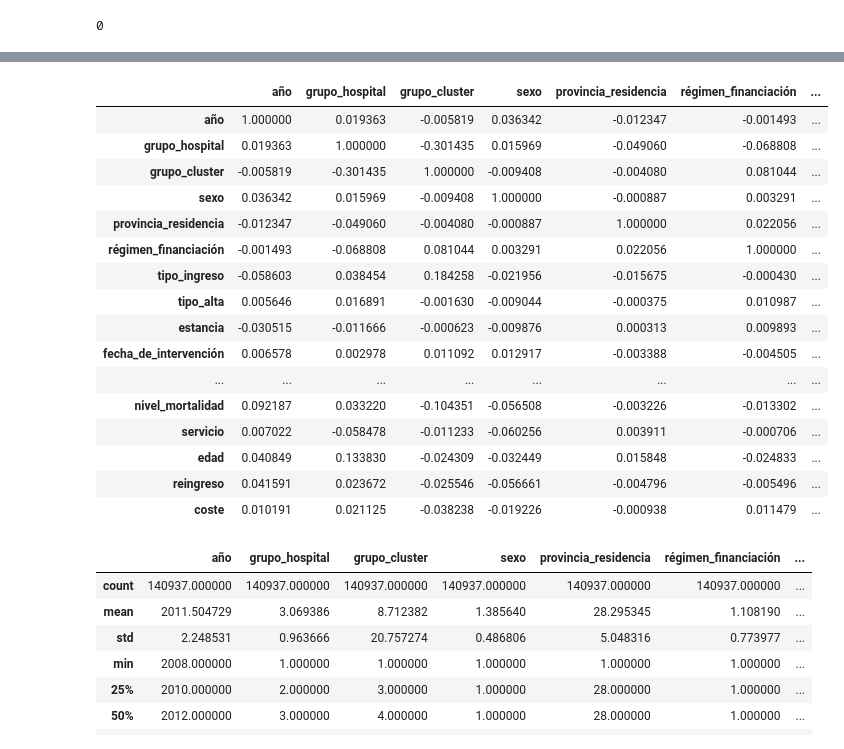
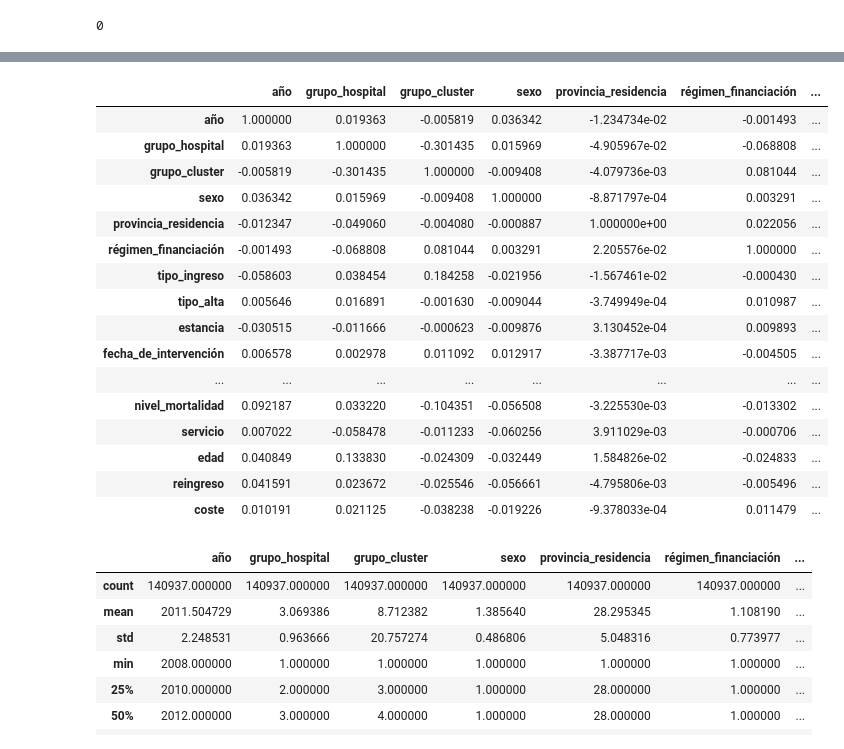
Before and after one commit to carlosgomezgil99/TFM, a Jupyter notebook: TFM_Carlos.ipynb, the cells around one changed output, grey strips where cells are left out. Cells and saved outputs as stored; diff of their text form; code cells hidden in the pictures.

```diff
--- a/TFM_Carlos.ipynb
+++ b/TFM_Carlos.ipynb
@@ -224,25 +212,25 @@ df.fecha_de_ingreso=pd.to_datetime(df.fecha_de_ingreso,format='%Y-%m-%d')
 # %%
 df.servicio=LabelEncoder().fit_transform(df.servicio)
 # %%
-df.corr().style.background_gradient('RdYlGn')
+df.corr()
 # %% [output]
 |  | año | grupo_hospital | grupo_cluster | sexo | provincia_residencia | régimen_financiación | ... |
-| año | 1.000000 | 0.019363 | -0.005819 | 0.036342 | -0.012347 | -0.001493 | ... |
-| grupo_hospital | 0.019363 | 1.000000 | -0.301435 | 0.015969 | -0.049060 | -0.068808 | ... |
-| grupo_cluster | -0.005819 | -0.301435 | 1.000000 | -0.009408 | -0.004080 | 0.081044 | ... |
-| sexo | 0.036342 | 0.015969 | -0.009408 | 1.000000 | -0.000887 | 0.003291 | ... |
-| provincia_residencia | -0.012347 | -0.049060 | -0.004080 | -0.000887 | 1.000000 | 0.022056 | ... |
-| régimen_financiación | -0.001493 | -0.068808 | 0.081044 | 0.003291 | 0.022056 | 1.000000 | ... |
-| tipo_ingreso | -0.058603 | 0.038454 | 0.184258 | -0.021956 | -0.015675 | -0.000430 | ... |
-| tipo_alta | 0.005646 | 0.016891 | -0.001630 | -0.009044 | -0.000375 | 0.010987 | ... |
-| estancia | -0.030515 | -0.011666 | -0.000623 | -0.009876 | 0.000313 | 0.009893 | ... |
-| fecha_de_intervención | 0.006578 | 0.002978 | 0.011092 | 0.012917 | -0.003388 | -0.004505 | ... |
+| año | 1.000000 | 0.019363 | -0.005819 | 0.036342 | -1.234734e-02 | -0.001493 | ... |
+| grupo_hospital | 0.019363 | 1.000000 | -0.301435 | 0.015969 | -4.905967e-02 | -0.068808 | ... |
+| grupo_cluster | -0.005819 | -0.301435 | 1.000000 | -0.009408 | -4.079736e-03 | 0.081044 | ... |
+| sexo | 0.036342 | 0.015969 | -0.009408 | 1.000000 | -8.871797e-04 | 0.003291 | ... |
+| provincia_residencia | -0.012347 | -0.049060 | -0.004080 | -0.000887 | 1.000000e+00 | 0.022056 | ... |
+| régimen_financiación | -0.001493 | -0.068808 | 0.081044 | 0.003291 | 2.205576e-02 | 1.000000 | ... |
+| tipo_ingreso | -0.058603 | 0.038454 | 0.184258 | -0.021956 | -1.567461e-02 | -0.000430 | ... |
+| tipo_alta | 0.005646 | 0.016891 | -0.001630 | -0.009044 | -3.749949e-04 | 0.010987 | ... |
+| estancia | -0.030515 | -0.011666 | -0.000623 | -0.009876 | 3.130452e-04 | 0.009893 | ... |
+| fecha_de_intervención | 0.006578 | 0.002978 | 0.011092 | 0.012917 | -3.387717e-03 | -0.004505 | ... |
 | ... | ... | ... | ... | ... | ... | ... | ... |
-| nivel_mortalidad | 0.092187 | 0.033220 | -0.104351 | -0.056508 | -0.003226 | -0.013302 | ... |
-| servicio | 0.007022 | -0.058478 | -0.011233 | -0.060256 | 0.003911 | -0.000706 | ... |
-| edad | 0.040849 | 0.133830 | -0.024309 | -0.032449 | 0.015848 | -0.024833 | ... |
-| reingreso | 0.041591 | 0.023672 | -0.025546 | -0.056661 | -0.004796 | -0.005496 | ... |
-| coste | 0.010191 | 0.021125 | -0.038238 | -0.019226 | -0.000938 | 0.011479 | ... |
+| nivel_mortalidad | 0.092187 | 0.033220 | -0.104351 | -0.056508 | -3.225530e-03 | -0.013302 | ... |
+| servicio | 0.007022 | -0.058478 | -0.011233 | -0.060256 | 3.911029e-03 | -0.000706 | ... |
+| edad | 0.040849 | 0.133830 | -0.024309 | -0.032449 | 1.584826e-02 | -0.024833 | ... |
+| reingreso | 0.041591 | 0.023672 | -0.025546 | -0.056661 | -4.795806e-03 | -0.005496 | ... |
+| coste | 0.010191 | 0.021125 | -0.038238 | -0.019226 | -9.378033e-04 | 0.011479 | ... |
 # %%
 df.select_dtypes('number').describe()
 # %% [output]
```
Also changed, not shown: parts of 12 cells of this notebook.
